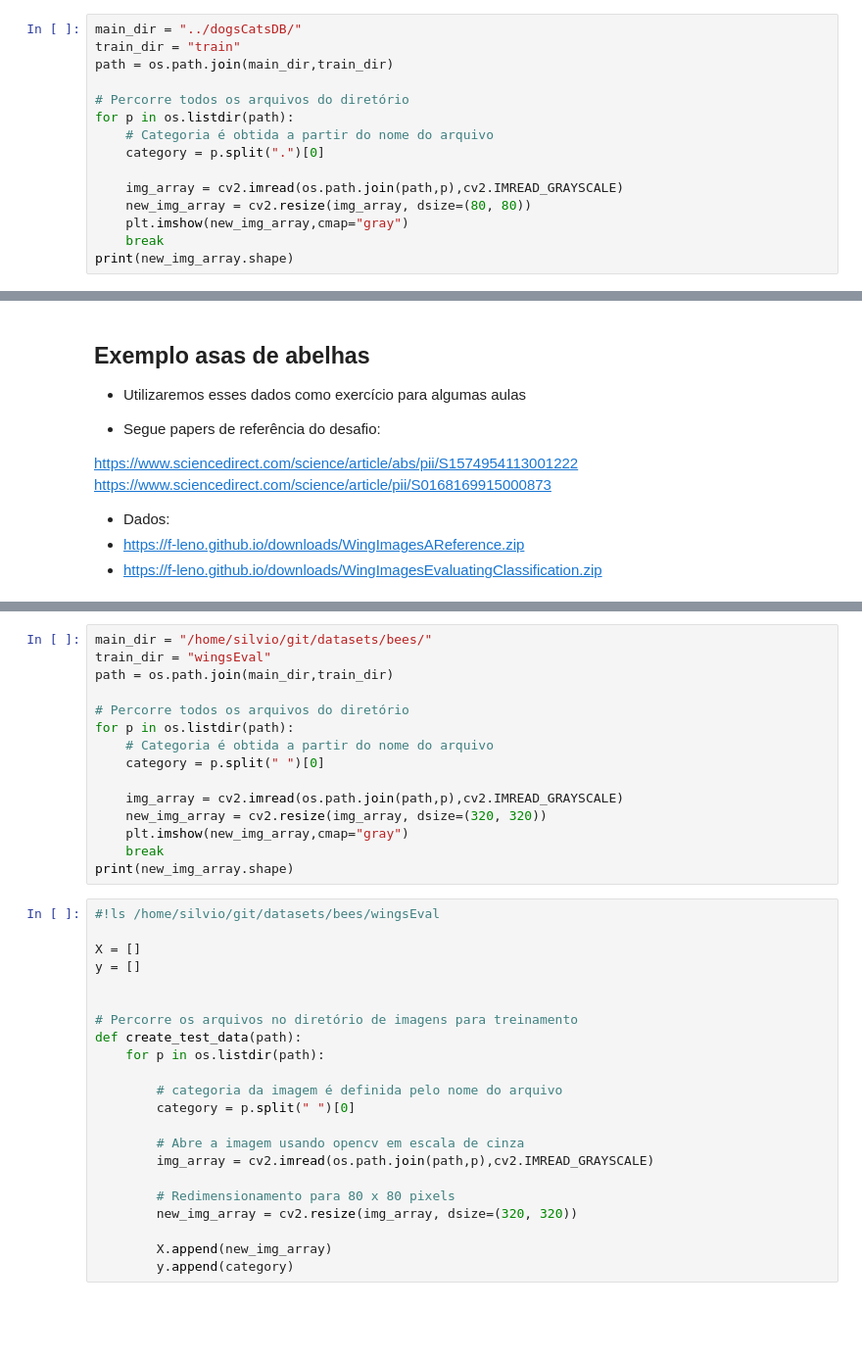
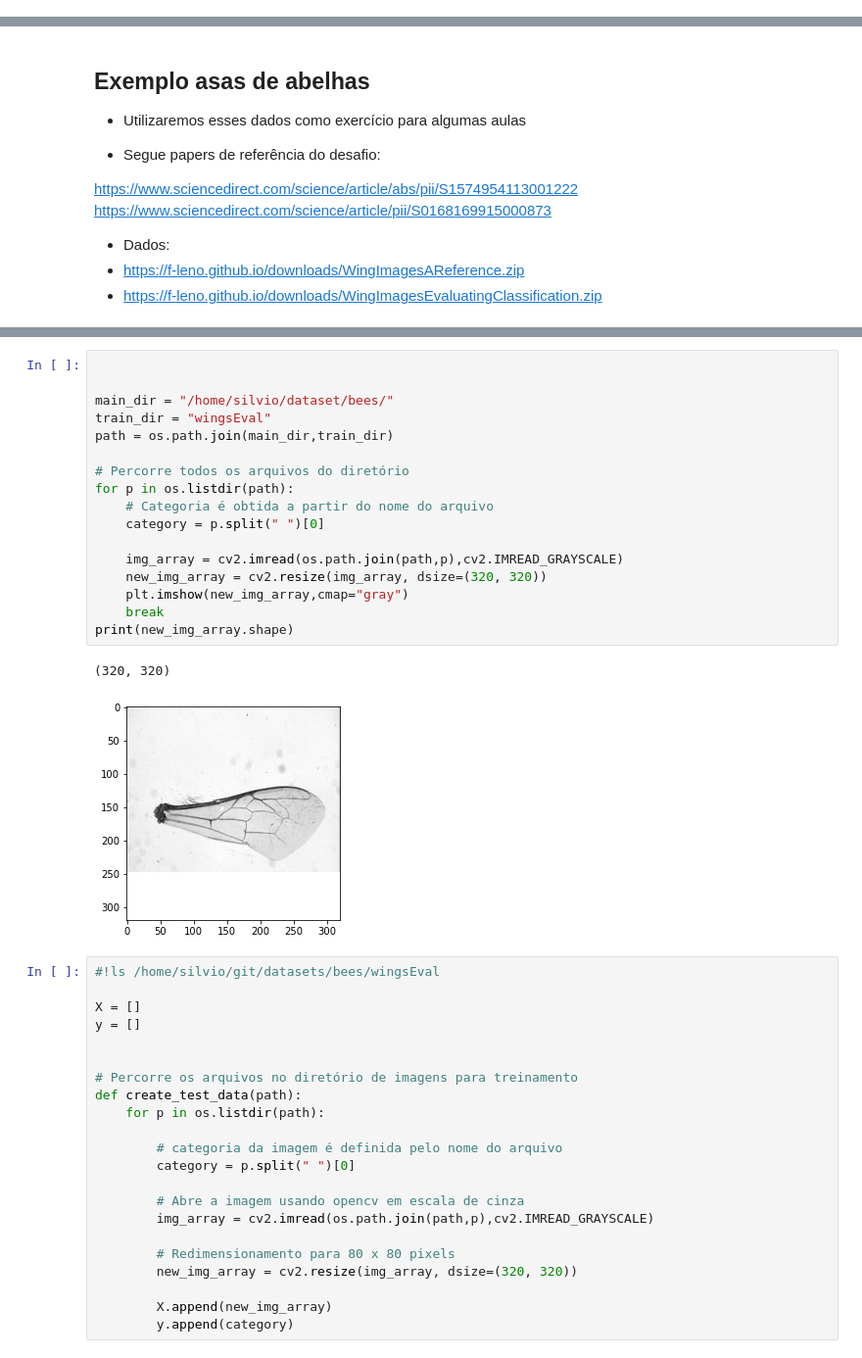
Before and after one commit to PedroNunes92/15-DeepLearning, a Jupyter notebook: Aula4/representacao-de-dados.ipynb, the cells around one changed output, grey strips where cells are left out. Shown: that part at 98% size. Saved outputs shown, nothing was run; the diff lists cells and outputs as text; blank space fills up the shorter version.

```diff
--- a/Aula4/representacao-de-dados.ipynb
+++ b/Aula4/representacao-de-dados.ipynb
@@ -144,15 +89,0 @@ print(os.listdir("../dogsCatsDB/train"))
-# %%
-main_dir = "../dogsCatsDB/"
-train_dir = "train"
-path = os.path.join(main_dir,train_dir)
-
-# Percorre todos os arquivos do diretório
-for p in os.listdir(path):
-    # Categoria é obtida a partir do nome do arquivo
-    category = p.split(".")[0]
-
-    img_array = cv2.imread(os.path.join(path,p),cv2.IMREAD_GRAYSCALE)
-    new_img_array = cv2.resize(img_array, dsize=(80, 80))
-    plt.imshow(new_img_array,cmap="gray")
-    break
-print(new_img_array.shape)
@@ -220,18 +123,23 @@ https://www.sciencedirect.com/science/article/pii/S0168169915000873
 # %%
-main_dir = "/home/silvio/git/datasets/bees/"
+
+
+main_dir = "/home/silvio/dataset/bees/"
 train_dir = "wingsEval"
 path = os.path.join(main_dir,train_dir)
 
 # Percorre todos os arquivos do diretório
 for p in os.listdir(path):
     # Categoria é obtida a partir do nome do arquivo
     category = p.split(" ")[0]
 
     img_array = cv2.imread(os.path.join(path,p),cv2.IMREAD_GRAYSCALE)
     new_img_array = cv2.resize(img_array, dsize=(320, 320))
     plt.imshow(new_img_array,cmap="gray")
     break
 print(new_img_array.shape)
+# %% [output]
+(320, 320)
+[figure, added]
 # %%
 #!ls /home/silvio/git/datasets/bees/wingsEval
 
```
Also changed, not shown: parts of 50 cells of this notebook.
